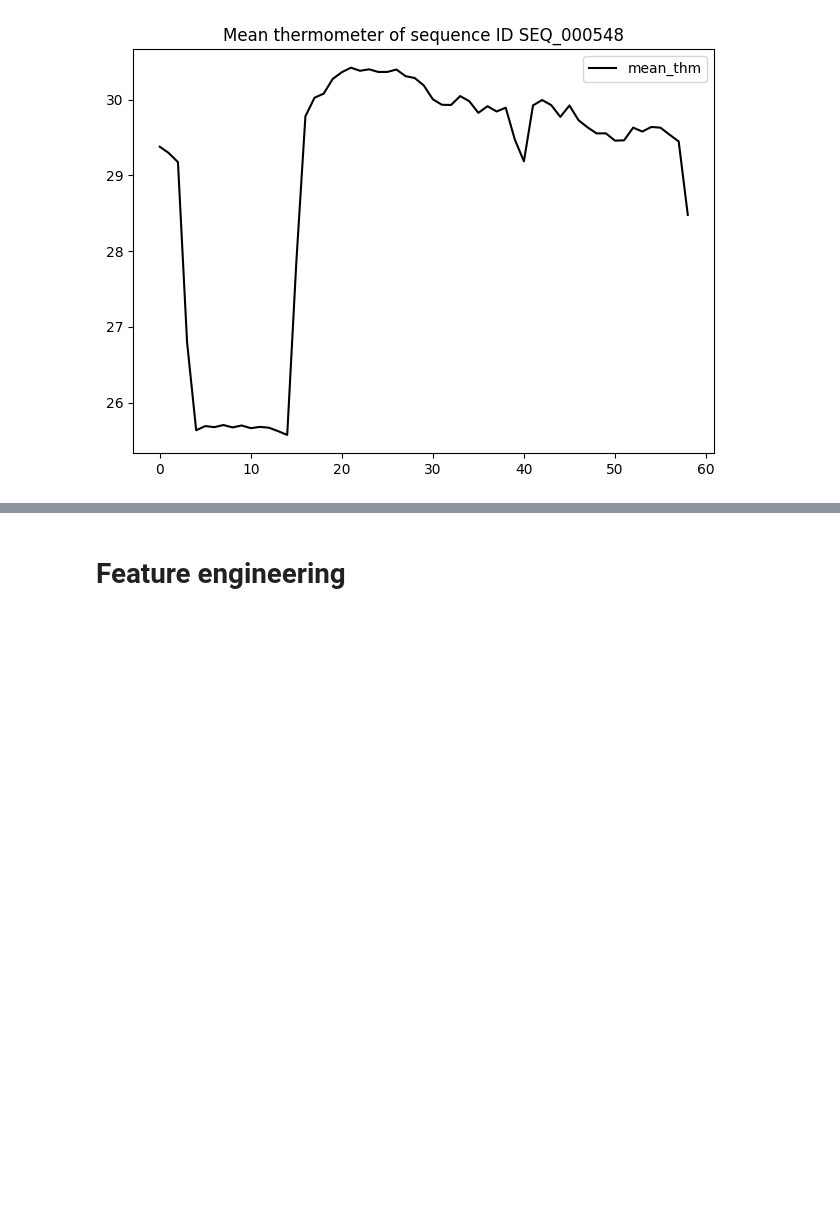
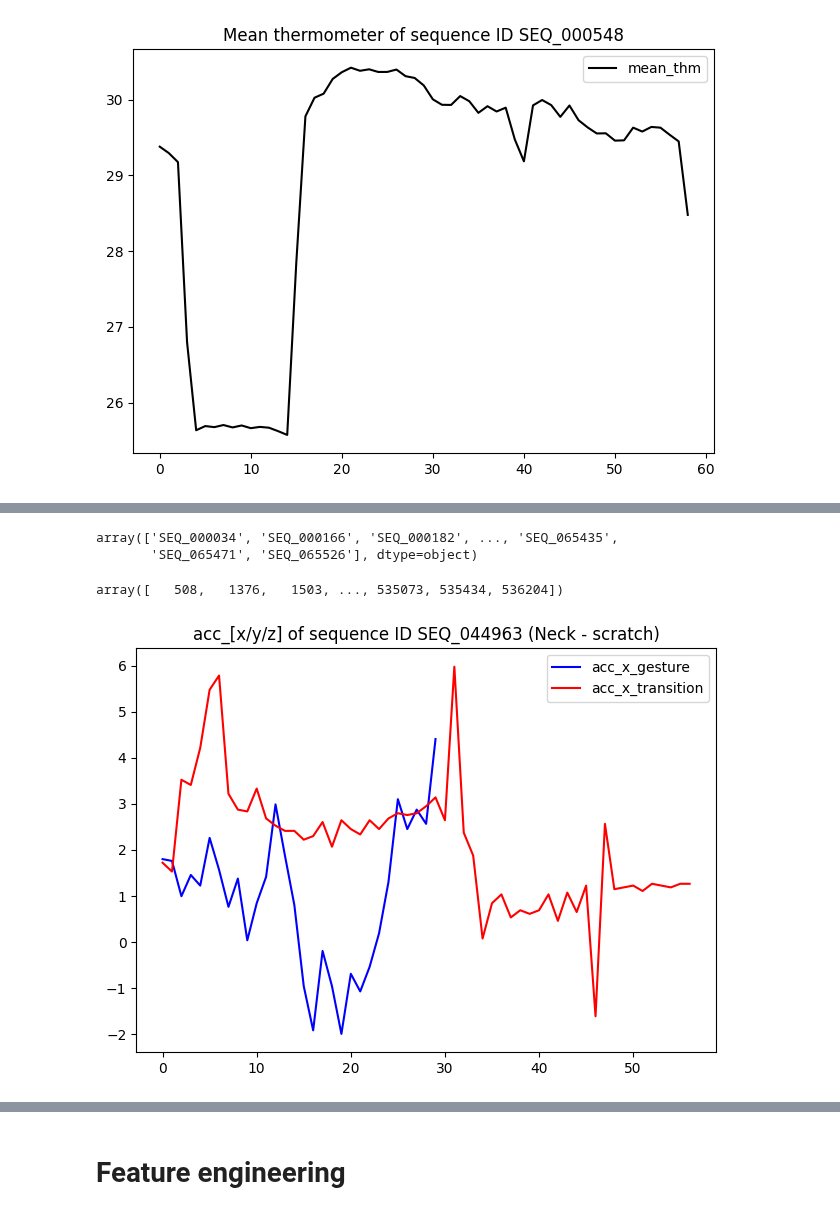
Before and after one commit to HHHHiiidddeee/kaggle, a Jupyter notebook: cmi-detect_behavior_with_sensoring_data/cmi-analysis.ipynb, the cells around one changed output, grey strips where cells are left out. Drawn from its saved outputs; the diff is of its cells as text; code cells hidden in the pictures; blank space fills up the shorter version.

Commit message:
analysis of sequence length and phase.

```diff
--- a/cmi-detect_behavior_with_sensoring_data/cmi-analysis.ipynb
+++ b/cmi-detect_behavior_with_sensoring_data/cmi-analysis.ipynb
@@ -373,0 +402,25 @@ plt.show()
+# %%
+seq_starts_under_50 = seq_starts[seq_lengths < 50]
+seq_ids_under_50 = seq_ids[seq_starts_under_50]
+seq_lengths_under_50 = seq_lengths[seq_lengths < 50]
+seq_ids_under_50
+# %% [output]
+array(['SEQ_000034', 'SEQ_000166', 'SEQ_000182', ..., 'SEQ_065435',
+       'SEQ_065471', 'SEQ_065526'], dtype=object)
+# %%
+seq_starts_under_50
+# %% [output]
+array([   508,   1376,   1503, ..., 535073, 535434, 536204])
+# %%
+acc_ex1_df = train_df.loc[(train_df["sequence_id"]=="SEQ_000114") & (train_df["phase"]=="Gesture"), acc_columns]
+plt.plot(np.arange(len(acc_ex1_df)), acc_ex1_df["acc_x"], "blue", label="acc_x_gesture")
+acc_ex1_df = train_df.loc[(train_df["sequence_id"]=="SEQ_000114") & (train_df["phase"]=="Transition"), acc_columns]
+plt.plot(np.arange(len(acc_ex1_df)), acc_ex1_df["acc_x"], "red", label="acc_x_transition")
+# plt.plot(np.arange(len(acc_ex1_df)), acc_ex1_df["acc_y"], "red", label="acc_y")
+# plt.plot(np.arange(len(acc_ex1_df)), acc_ex1_df["acc_z"], "green", label="acc_z")
+plt.title(f"acc_[x/y/z] of sequence ID SEQ_044963 ({train_df.loc[seq_starts_over_200[15], 'gesture']})")
+plt.legend()
+plt.tight_layout()
+plt.show()
+# %% [output]
+[figure, added]
```
Also changed, not shown: parts of 3 cells of this notebook.
